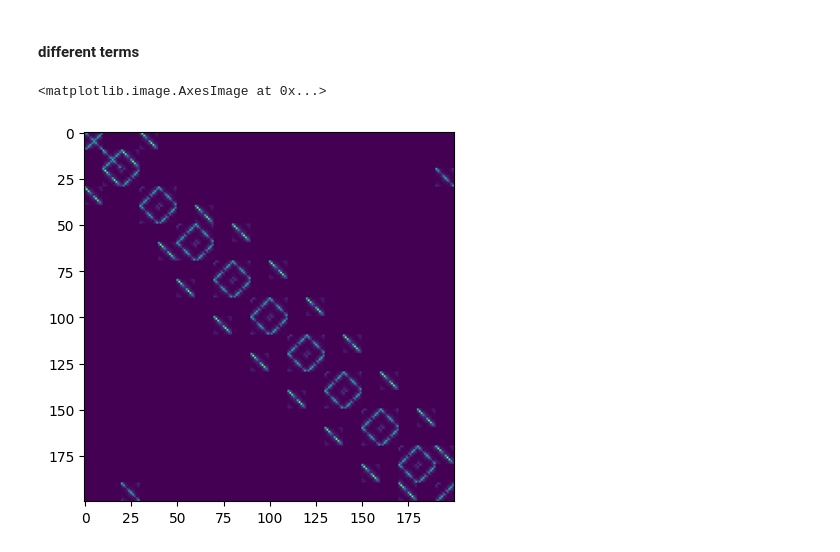
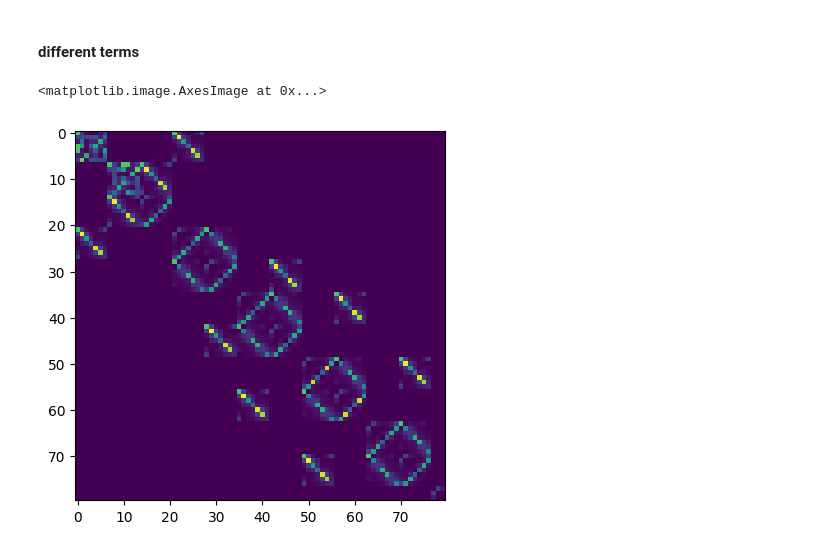
Before and after one commit to MPenaR/UWVFTrefftz, a Jupyter notebook: src/test_trefft.ipynb, the cells around one changed output. Saved outputs shown, nothing was run; the diff lists cells and outputs as text; code cells hidden in the pictures.

```diff
--- a/src/test_trefft.ipynb
+++ b/src/test_trefft.ipynb
@@ -320,7 +318,3 @@ def CheckPlusMinus(Omega,Edges):
 CheckPlusMinus(Omega,Edges)
 # %% [output]
 [figure]
-# %%
-for e in Omega.Elements():
-    pass
-e.faces[0].nr
@@ -345,6 +337,8 @@ class TrefftzSpace:
 
         #self.kappa = np.array( [ kappa[e.mat] for e in Omega.Elements()])
         th0 = 0.
+        #th0 = np.pi/6
+
         if hasattr(DOF_per_element, '__iter__'):
             assert Omega.ne == len(DOF_per_element)
             self.local_N_DOF = np.array( DOF_per_element )
@@ -354,7 +348,7 @@ class TrefftzSpace:
         # self.d =  [ list(map( lambda th: [ np.cos(th), np.sin(th)] ,
         #                               th0 + np.linspace(0, 2*np.pi, N, endpoint=False)))  for N in self.local_N_DOF]
 
-        self.d = [ np.array([[np.cos(th0 +th), np.sin(th0+th)] for th in np.linspace(0,2*np.pi,N,endpoint=False)])
+        self.d = [ np.array([[np.cos(th0 +th), np.sin(th0+th)] for th in np.linspace(0,2*pi,N,endpoint=False)])
                   for N in self.local_N_DOF ]
 
 
@@ -411,11 +405,11 @@ from collections import namedtuple
 
 TestFunction = namedtuple("TestFunction", ["k", "d"])
 # %%
-# V = TrefftzSpace(Omega, np.tile([2,3], Omega.ne//2),{"Omega_i" : 1. , "Omega_e" : 2.})
+#V = TrefftzSpace(Omega, np.tile([5,5], Omega.ne//2),{"Omega_i" : 5. , "Omega_e" : 4.})
 
 
-Nth = 10
-V = TrefftzSpace(Omega, Nth, {"Omega_i" : 15. , "Omega_e" : 7.})
+Nth = 7
+V = TrefftzSpace(Omega, Nth, {"Omega_i" : 4. , "Omega_e" : 4.})
 # %%
 # class TrefftzFun:
 #     def __init__( self, Omega : Mesh, Np : list[int], kappa : list[float]):
@@ -604,7 +623,7 @@ for (s,E) in enumerate(Edges):
                 psi = Psi[m]
                 for n in V.DOF_range[K]:
                     phi = Phi[n]
-                    A[m,n] += Sigma_L_term(phi, psi, E)
+                    A[m,n] += Sigma_term(phi, psi, E)
 
         case EdgeType.SIGMA_R:
             K = E.Triangles[0]
@@ -612,16 +631,20 @@ for (s,E) in enumerate(Edges):
                 psi = Psi[m]
                 for n in V.DOF_range[K]:
                     phi = Phi[n]
-                    A[m,n] += Sigma_R_term(phi, psi, E)
+                    A[m,n] += Sigma_term(phi, psi, E)
 
 for E in Edges:
     match E.Type:
         case EdgeType.SIGMA_L:
-            pass #cosas
+            K = E.Triangles[0]
+            for m in V.DOF_range[K]:
+                psi = Psi[m]
+                b[m] += exact_RHS(psi, E, Np=15, s=1)
         case EdgeType.SIGMA_R:
             pass
 # %%
-plt.imshow(np.abs(A))
+plt.imshow(np.abs(A[:80,:80]))
+#print(np.linalg.cond(A))
 # %% [output]
 <matplotlib.image.AxesImage at 0x...>
-[figure, old version]
+[figure, new version]
```
Also changed, not shown: parts of 16 cells of this notebook, 1 other file.
